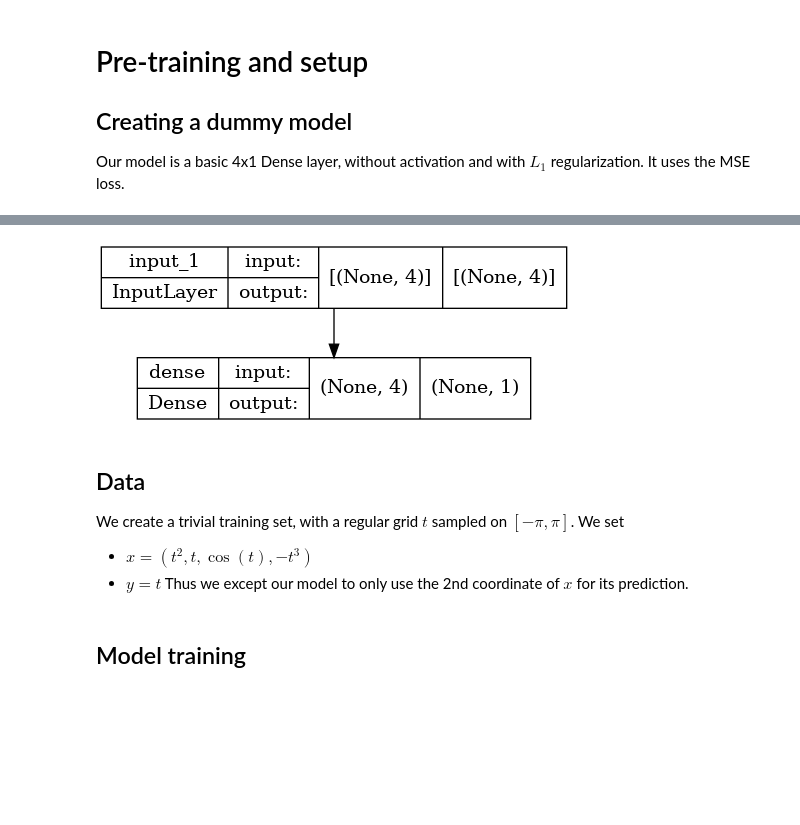
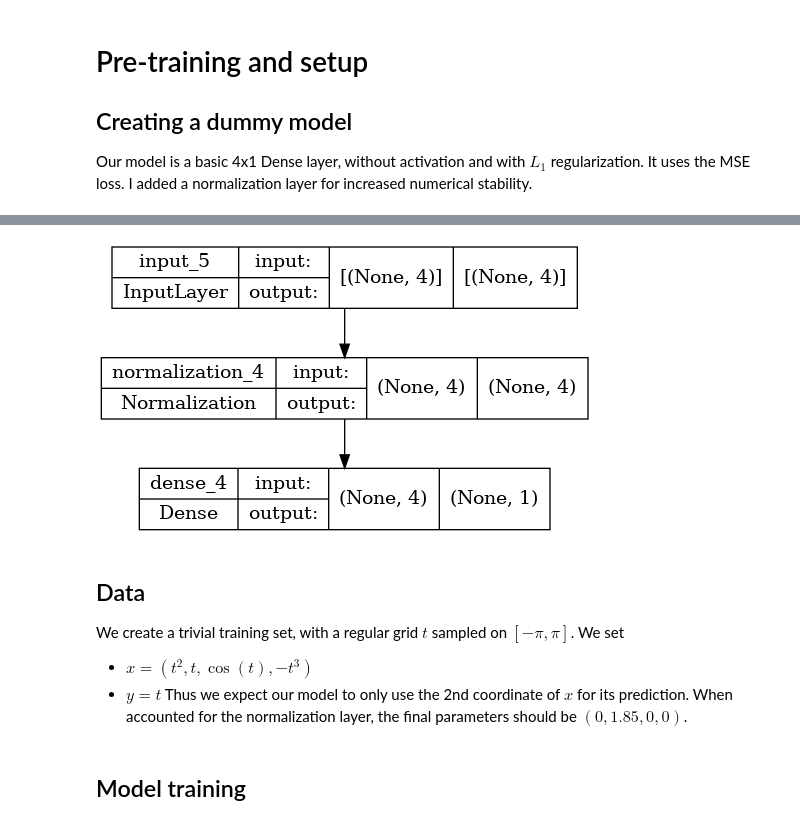
Before and after one commit to PierreTsr/FluxPartitioning, a Jupyter notebook: src/testing.ipynb, the cells around one changed output, grey strips where cells are left out. Drawn from its saved outputs; the diff is of its cells as text; code cells hidden in the pictures; blank space fills up the shorter version.

```diff
--- a/src/testing.ipynb
+++ b/src/testing.ipynb
@@ -10,13 +13,13 @@ tf.random.set_seed(1234)
 # Pre-training and setup
 ## Creating a dummy model
 
-Our model is a basic 4x1 Dense layer, without activation and with $L_1$ regularization. It uses the MSE loss.
+Our model is a basic 4x1 Dense layer, without activation and with $L_1$ regularization. It uses the MSE loss. I added a normalization layer for increased numerical stability.
 # %%
 model = keras.Sequential([
     keras.Input(shape=(4,)),
-    keras.layers.Dense(1, use_bias=False)
+    keras.layers.Normalization(),
+    keras.layers.Dense(1, use_bias=False) #, kernel_regularizer=tf.keras.regularizers.l1(0.1))
 ])
-model.compile(optimizer=keras.optimizers.Adam(1e-2),
-              loss=keras.losses.MeanSquaredError())
+model.compile(optimizer=keras.optimizers.Adam(1e-2), loss=keras.losses.MeanSquaredError())
 keras.utils.plot_model(model, show_shapes=True, to_file="../etc/test.png")
 # %% [output]
@@ -35,10 +26,10 @@ To enable them in other operations, rebuild TensorFlow with the appropriate comp
-[figure, old version]
+[figure, new version]
 # %% [markdown]
 ## Data
 
 We create a trivial training set, with a regular grid $t$ sampled on $[-\pi, \pi]$. We set
 - $x = (t^2, t, \cos(t), - t^3)$
 - $y = t$
-Thus we except our model to only use the 2nd coordinate of $x$ for its prediction.
+Thus we expect our model to only use the 2nd coordinate of $x$ for its prediction. When accounted for the normalization layer, the final parameters should be $(0,1.85,0,0)$.
 # %%
 # creating fake data
```
Also changed, not shown: parts of 25 cells of this notebook, 6 other files.
